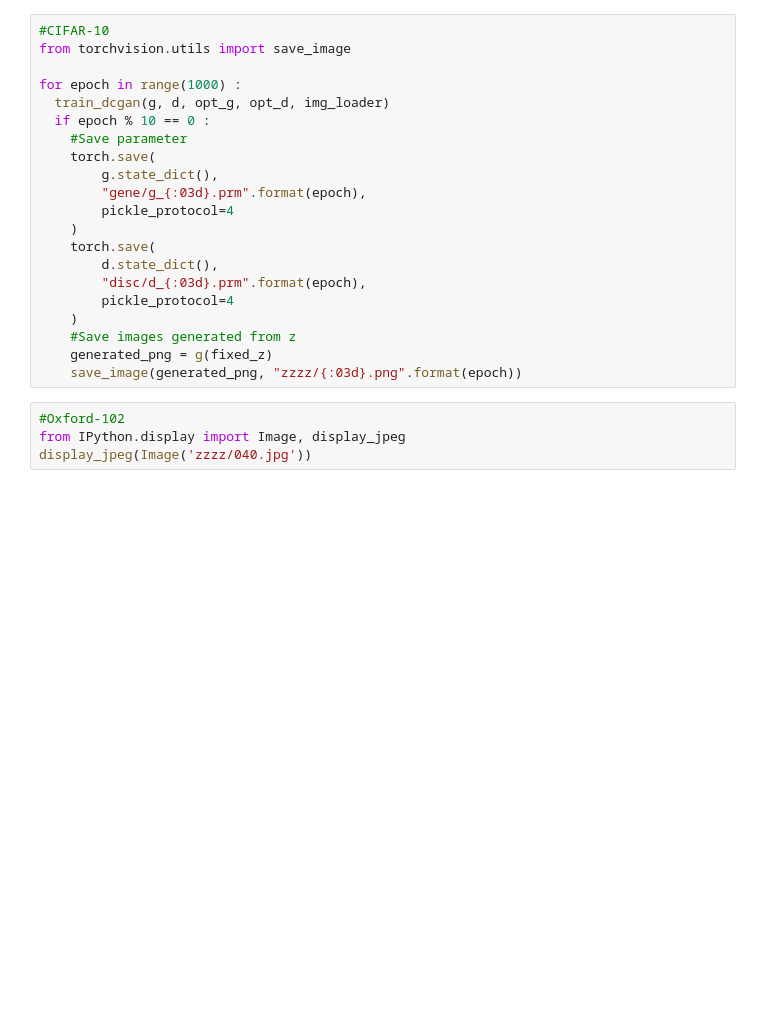
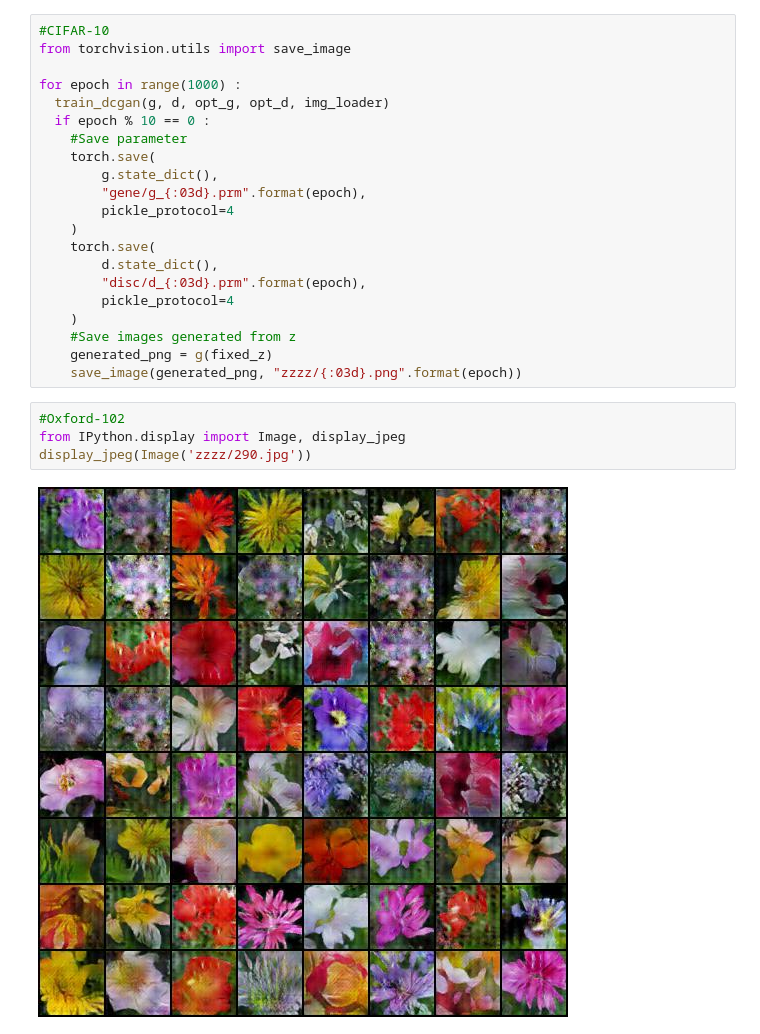
Before and after one commit to Alephaz9111/Neural-Networks, a Jupyter notebook: GenerativeModel/GAN/DCGAN.ipynb, the cells around one changed output. Drawn from its saved outputs; the diff is of its cells as text; blank space fills up the shorter version.

```diff
--- a/GenerativeModel/GAN/DCGAN.ipynb
+++ b/GenerativeModel/GAN/DCGAN.ipynb
@@ -226,7 +247,9 @@ for epoch in range(1000) :
 # %%
 #Oxford-102
 from IPython.display import Image, display_jpeg
-display_jpeg(Image('zzzz/040.jpg'))
+display_jpeg(Image('zzzz/290.jpg'))
+# %% [output]
+[figure, added]
 # %%
 #CIFAR-10
 from IPython.display import Image
```
Also changed, not shown: parts of 10 cells of this notebook.
